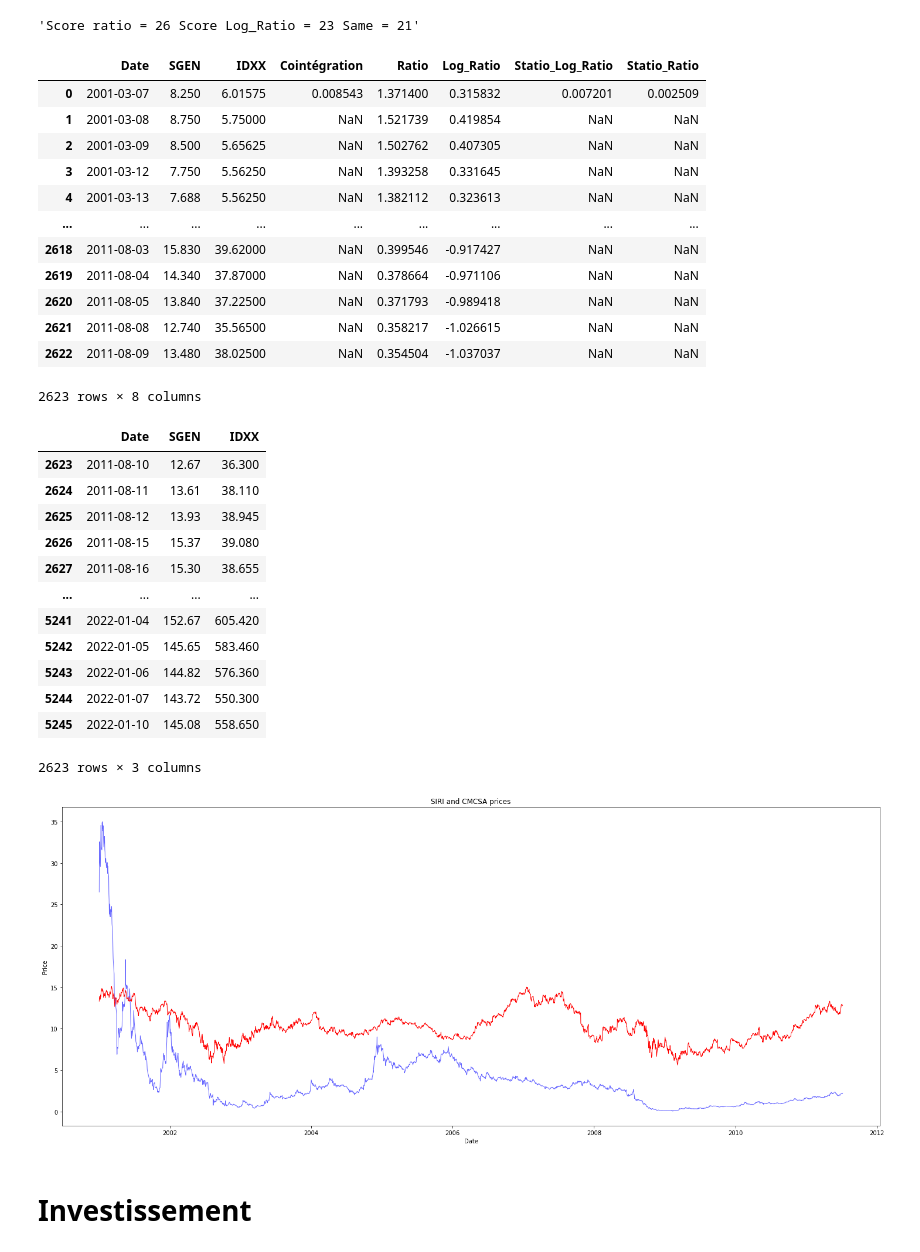
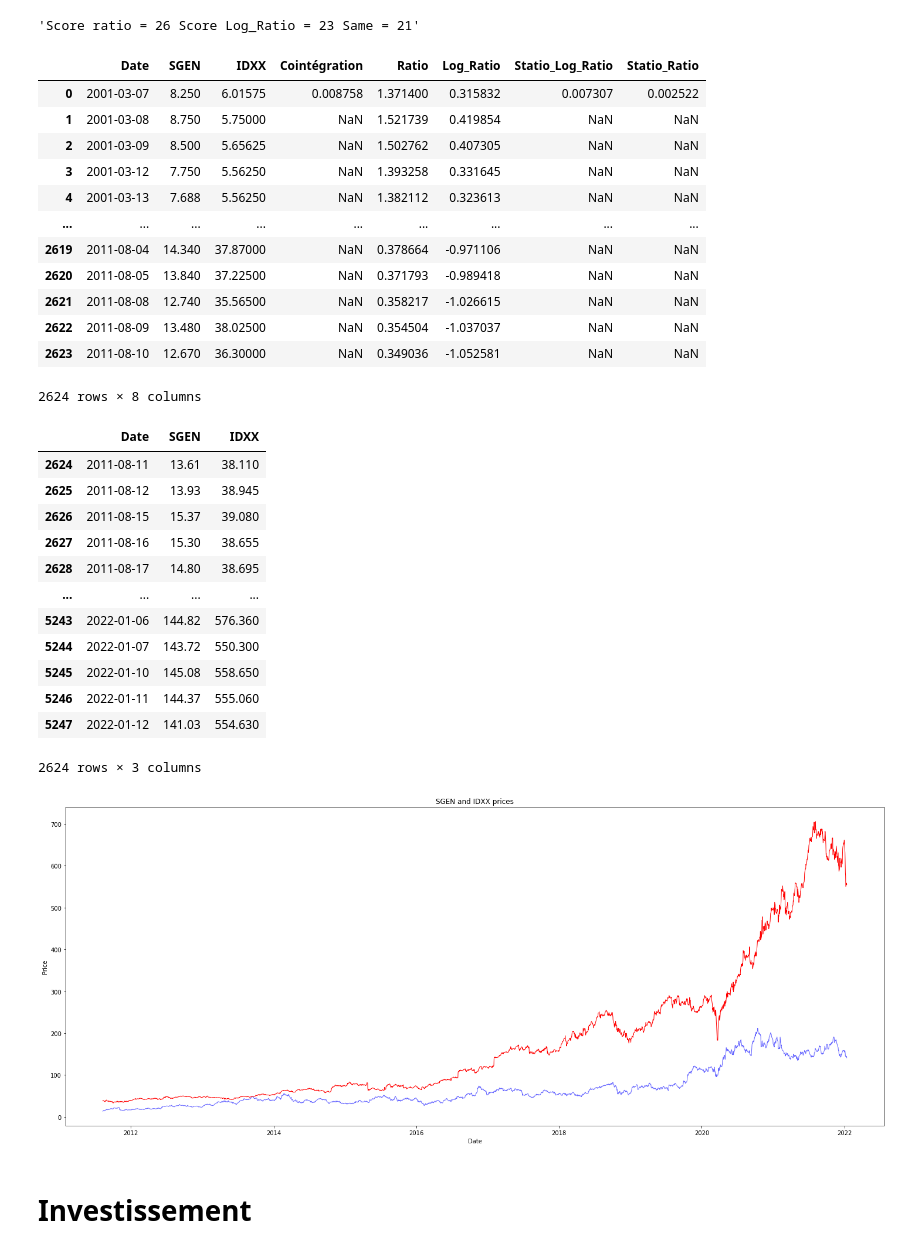
Before and after one commit to ArthurVinot/PI2, a Jupyter notebook: Code_Presentation.ipynb, the cells around one changed output. Saved outputs shown, nothing was run; the diff lists cells and outputs as text; code cells hidden in the pictures.

```diff
--- a/Code_Presentation.ipynb
+++ b/Code_Presentation.ipynb
@@ -494,7 +494,7 @@ def drop_faible_statio(df_combi, threshold):    # Retourne une liste par secteur
     count_log = 0
     same = 0
     for i in range(len(df_combi)):
-        df_combi_copy.append([x for x in df_combi[i] if (x['Statio_Log_Ratio'][0] < threshold or x['Statio_Ratio'][0] < threshold)])
+        df_combi_copy.append([x for x in df_combi[i] if (x['Statio_Log_Ratio'][0] < threshold)])
         for x in df_combi[i]:
             if x['Statio_Ratio'][0] < threshold:     # On compte le nombre de stationnarité acceptable entre le ratio classique et le log_ratio
                 count_ratio += 1
@@ -570,45 +570,45 @@ test = test_selection(train, test)
 train[0][0]
 # %% [output]
 |  | Date | SGEN | IDXX | Cointégration | Ratio | Log_Ratio | Statio_Log_Ratio | Statio_Ratio |
-| 0 | 2001-03-07 | 8.250 | 6.01575 | 0.008543 | 1.371400 | 0.315832 | 0.007201 | 0.002509 |
+| 0 | 2001-03-07 | 8.250 | 6.01575 | 0.008758 | 1.371400 | 0.315832 | 0.007307 | 0.002522 |
 | 1 | 2001-03-08 | 8.750 | 5.75000 | NaN | 1.521739 | 0.419854 | NaN | NaN |
 | 2 | 2001-03-09 | 8.500 | 5.65625 | NaN | 1.502762 | 0.407305 | NaN | NaN |
 | 3 | 2001-03-12 | 7.750 | 5.56250 | NaN | 1.393258 | 0.331645 | NaN | NaN |
 | 4 | 2001-03-13 | 7.688 | 5.56250 | NaN | 1.382112 | 0.323613 | NaN | NaN |
 | ... | ... | ... | ... | ... | ... | ... | ... | ... |
-| 2618 | 2011-08-03 | 15.830 | 39.62000 | NaN | 0.399546 | -0.917427 | NaN | NaN |
 | 2619 | 2011-08-04 | 14.340 | 37.87000 | NaN | 0.378664 | -0.971106 | NaN | NaN |
 | 2620 | 2011-08-05 | 13.840 | 37.22500 | NaN | 0.371793 | -0.989418 | NaN | NaN |
 | 2621 | 2011-08-08 | 12.740 | 35.56500 | NaN | 0.358217 | -1.026615 | NaN | NaN |
 | 2622 | 2011-08-09 | 13.480 | 38.02500 | NaN | 0.354504 | -1.037037 | NaN | NaN |
+| 2623 | 2011-08-10 | 12.670 | 36.30000 | NaN | 0.349036 | -1.052581 | NaN | NaN |
-2623 rows × 8 columns
+2624 rows × 8 columns
 # %%
 test[0][0]
 # %% [output]
 |  | Date | SGEN | IDXX |
-| 2623 | 2011-08-10 | 12.67 | 36.300 |
 | 2624 | 2011-08-11 | 13.61 | 38.110 |
 | 2625 | 2011-08-12 | 13.93 | 38.945 |
 | 2626 | 2011-08-15 | 15.37 | 39.080 |
 | 2627 | 2011-08-16 | 15.30 | 38.655 |
+| 2628 | 2011-08-17 | 14.80 | 38.695 |
 | ... | ... | ... | ... |
-| 5241 | 2022-01-04 | 152.67 | 605.420 |
-| 5242 | 2022-01-05 | 145.65 | 583.460 |
 | 5243 | 2022-01-06 | 144.82 | 576.360 |
 | 5244 | 2022-01-07 | 143.72 | 550.300 |
 | 5245 | 2022-01-10 | 145.08 | 558.650 |
+| 5246 | 2022-01-11 | 144.37 | 555.060 |
+| 5247 | 2022-01-12 | 141.03 | 554.630 |
-2623 rows × 3 columns
+2624 rows × 3 columns
 # %%
 #We plot a random cointegrate pair to verify if everything is ok
 plt.figure(figsize=(25, 10))
-plt.plot('Date', train[3][0].columns[1], data=train[3][0], marker='', color='blue', linewidth=1, alpha = 0.6, label=train[3][0].columns[1])
-plt.plot('Date', train[3][0].columns[2], data=train[3][0], marker='', color='red', linewidth=1, label=train[3][0].columns[2])
+plt.plot('Date', test[0][0].columns[1], data=test[0][0], marker='', color='blue', linewidth=1, alpha = 0.6, label=test[0][0].columns[1])
+plt.plot('Date', test[0][0].columns[2], data=test[0][0], marker='', color='red', linewidth=1, label=test[0][0].columns[2])
 plt.ylabel('Price')
 plt.xlabel('Date')
-plt.title("{} and {} prices".format(train[3][0].columns[1],train[3][0].columns[2]))
+plt.title("{} and {} prices".format(test[0][0].columns[1],test[0][0].columns[2]))
 plt.show()
 # %% [output]
-[figure, old version]
+[figure, new version]
 # %% [markdown]
 # Investissement
 # %%
```
Also changed, not shown: parts of 18 cells of this notebook.
